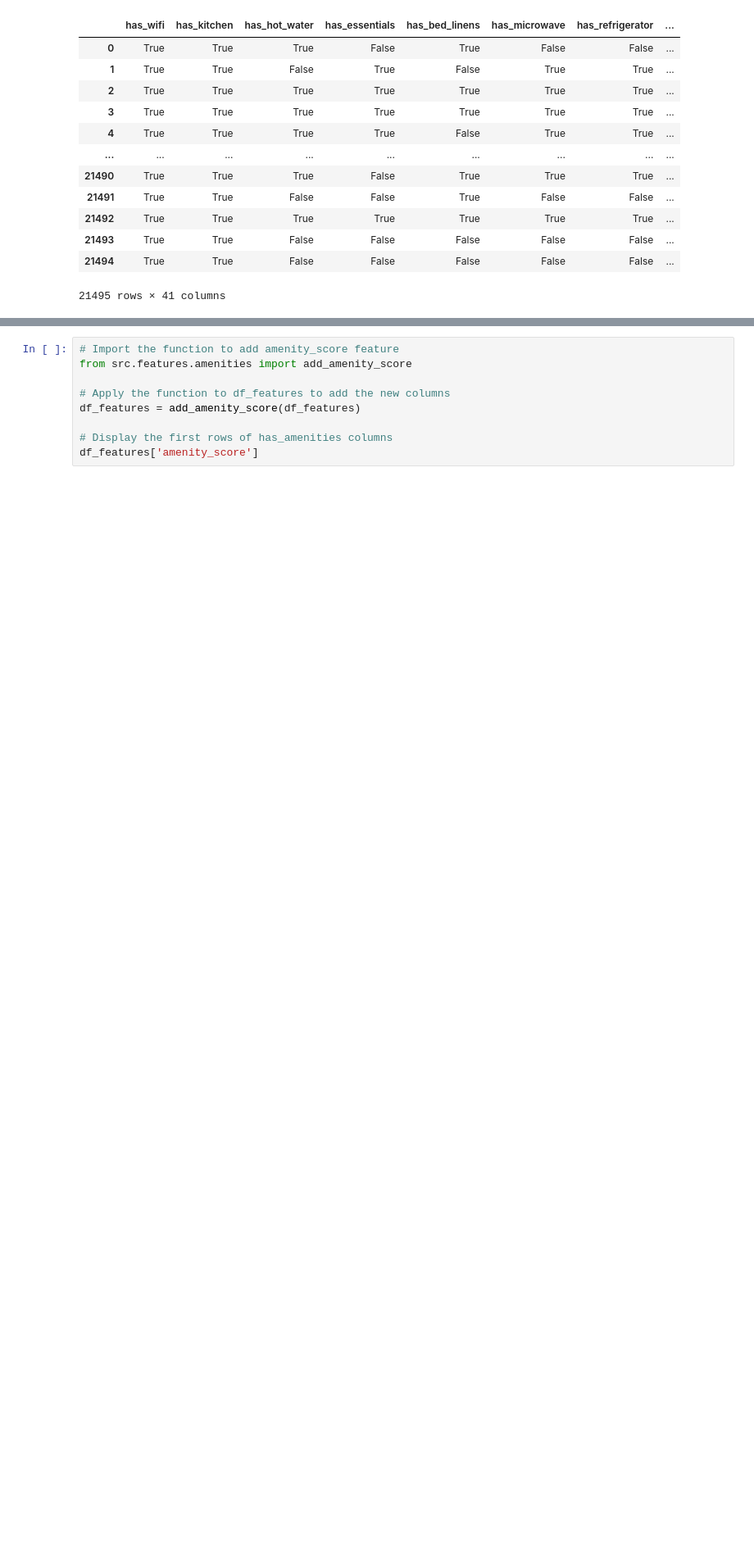
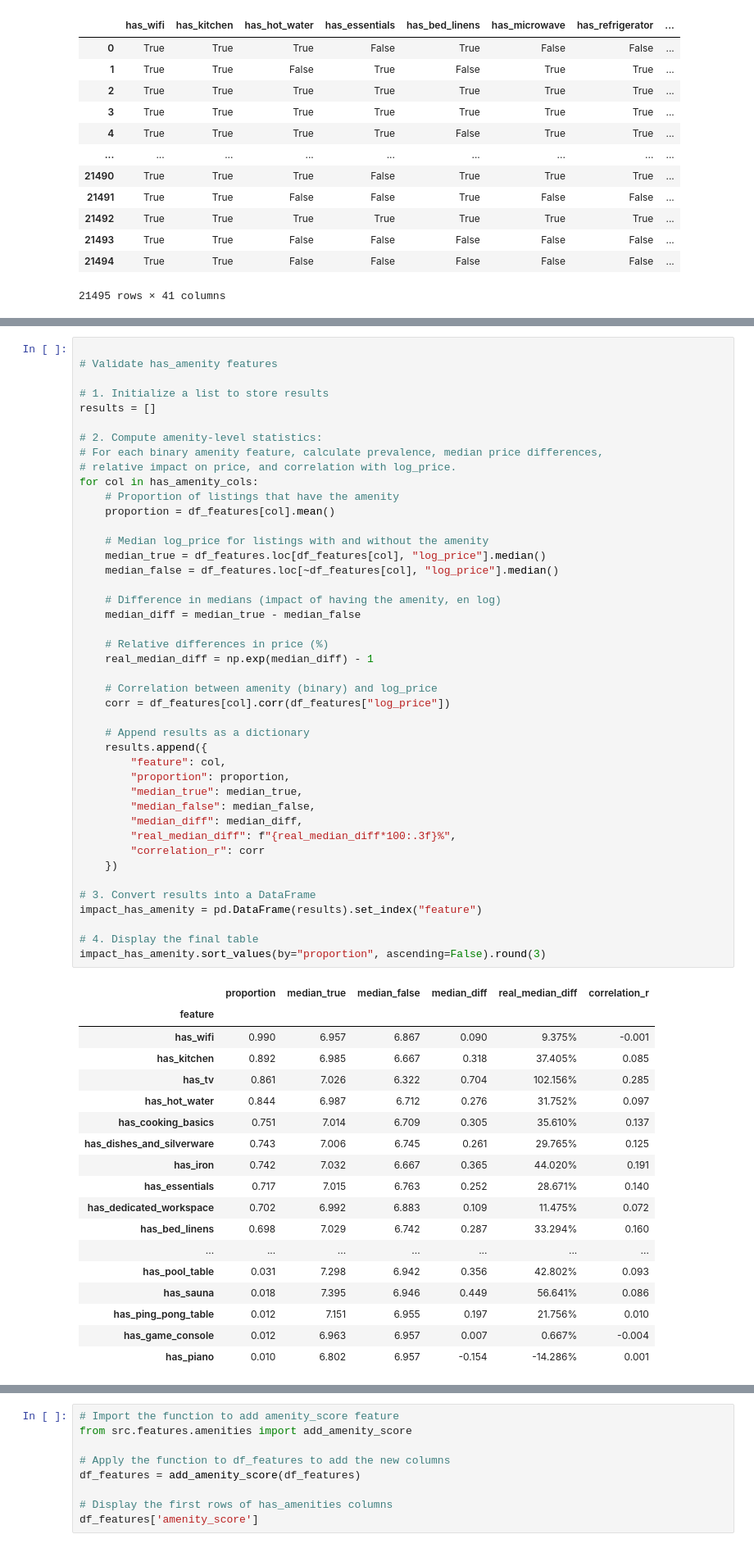
Before and after one commit to josue-rdgzcb/airbnb-price-prediction-cdmx, a Jupyter notebook: notebooks/02_feature_engineering.ipynb, the cells around one changed output, grey strips where cells are left out. Shown at 82% size. Drawn from its saved outputs; the diff is of its cells as text; blank space fills up the shorter version.

```diff
--- a/notebooks/02_feature_engineering.ipynb
+++ b/notebooks/02_feature_engineering.ipynb
@@ -319,0 +454,62 @@ dtype: float64
+# %%
+
+# Validate has_amenity features
+
+# 1. Initialize a list to store results
+results = []
+
+# 2. Compute amenity-level statistics:
+# For each binary amenity feature, calculate prevalence, median price differences,
+# relative impact on price, and correlation with log_price.
+for col in has_amenity_cols:
+    # Proportion of listings that have the amenity
+    proportion = df_features[col].mean()
+
+    # Median log_price for listings with and without the amenity
+    median_true = df_features.loc[df_features[col], "log_price"].median()
+    median_false = df_features.loc[~df_features[col], "log_price"].median()
+
+    # Difference in medians (impact of having the amenity, en log)
+    median_diff = median_true - median_false
+
+    # Relative differences in price (%)
+    real_median_diff = np.exp(median_diff) - 1
+
+    # Correlation between amenity (binary) and log_price
+    corr = df_features[col].corr(df_features["log_price"])
+
+    # Append results as a dictionary
+    results.append({
+        "feature": col,
+        "proportion": proportion,
+        "median_true": median_true,
+        "median_false": median_false,
+        "median_diff": median_diff,
+        "real_median_diff": f"{real_median_diff*100:.3f}%",
+        "correlation_r": corr
+    })
+
+# 3. Convert results into a DataFrame
+impact_has_amenity = pd.DataFrame(results).set_index("feature")
+
+# 4. Display the final table
+impact_has_amenity.sort_values(by="proportion", ascending=False).round(3)
+# %% [output]
+|  | proportion | median_true | median_false | median_diff | real_median_diff | correlation_r |
+| feature |  |  |  |  |  |  |
+| has_wifi | 0.990 | 6.957 | 6.867 | 0.090 | 9.375% | -0.001 |
+| has_kitchen | 0.892 | 6.985 | 6.667 | 0.318 | 37.405% | 0.085 |
+| has_tv | 0.861 | 7.026 | 6.322 | 0.704 | 102.156% | 0.285 |
+| has_hot_water | 0.844 | 6.987 | 6.712 | 0.276 | 31.752% | 0.097 |
+| has_cooking_basics | 0.751 | 7.014 | 6.709 | 0.305 | 35.610% | 0.137 |
+| has_dishes_and_silverware | 0.743 | 7.006 | 6.745 | 0.261 | 29.765% | 0.125 |
+| has_iron | 0.742 | 7.032 | 6.667 | 0.365 | 44.020% | 0.191 |
+| has_essentials | 0.717 | 7.015 | 6.763 | 0.252 | 28.671% | 0.140 |
+| has_dedicated_workspace | 0.702 | 6.992 | 6.883 | 0.109 | 11.475% | 0.072 |
+| has_bed_linens | 0.698 | 7.029 | 6.742 | 0.287 | 33.294% | 0.160 |
+| ... | ... | ... | ... | ... | ... | ... |
+| has_pool_table | 0.031 | 7.298 | 6.942 | 0.356 | 42.802% | 0.093 |
+| has_sauna | 0.018 | 7.395 | 6.946 | 0.449 | 56.641% | 0.086 |
+| has_ping_pong_table | 0.012 | 7.151 | 6.955 | 0.197 | 21.756% | 0.010 |
+| has_game_console | 0.012 | 6.963 | 6.957 | 0.007 | 0.667% | -0.004 |
+| has_piano | 0.010 | 6.802 | 6.957 | -0.154 | -14.286% | 0.001 |
```
Also changed, not shown: parts of 43 cells of this notebook.
